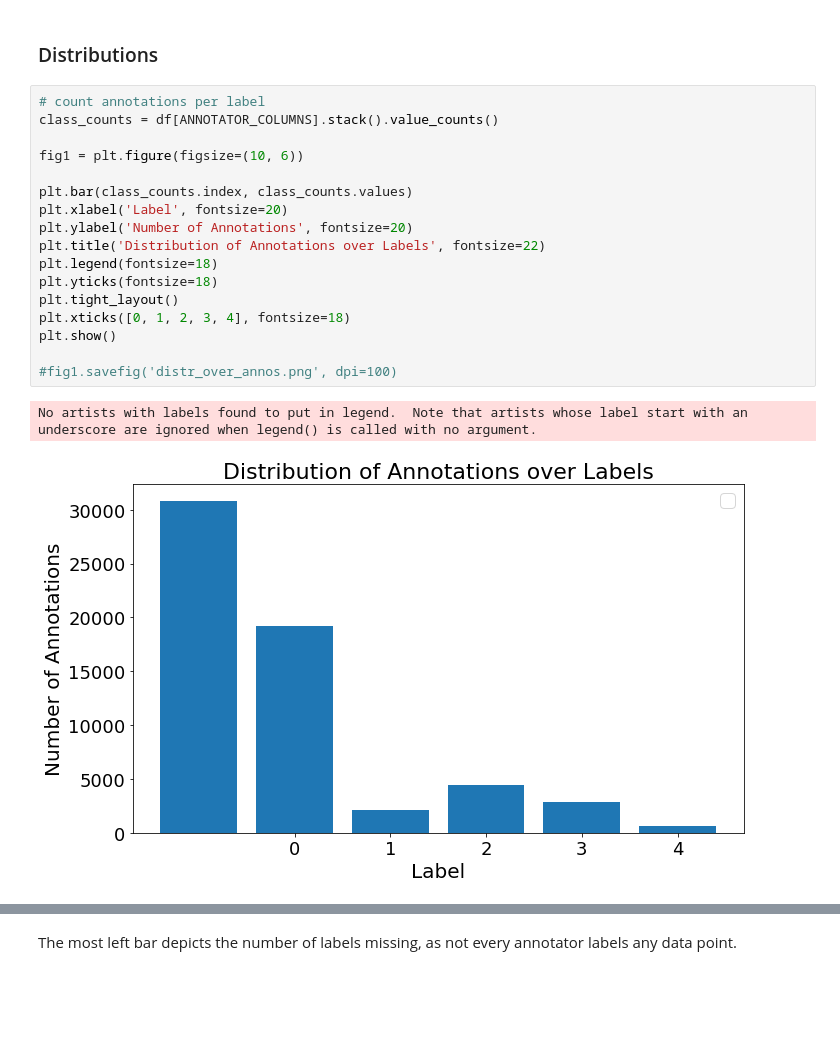
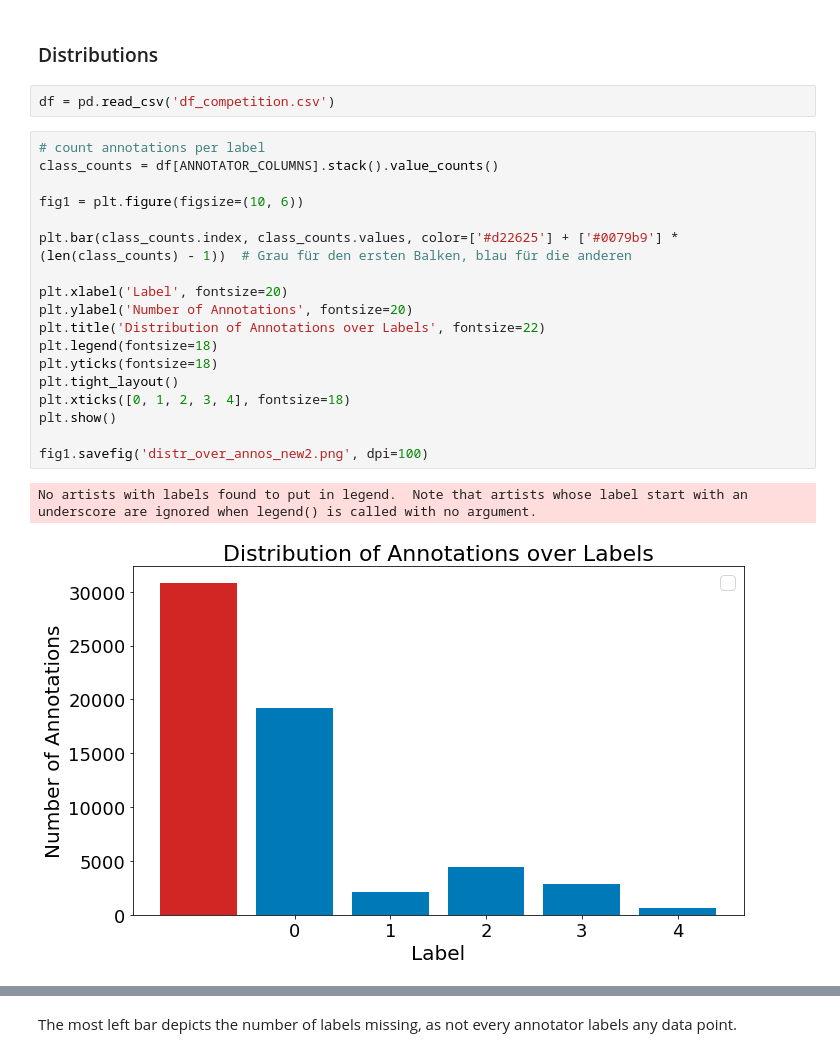
Before and after one commit to piadonabauer/GermEval2024, a Jupyter notebook: data_processing/data_exploration.ipynb, the cells around one changed output, grey strips where cells are left out. Drawn from its saved outputs; the diff is of its cells as text; blank space fills up the shorter version.

```diff
--- a/data_processing/data_exploration.ipynb
+++ b/data_processing/data_exploration.ipynb
@@ -265,23 +266,26 @@ Avg word length: 32.865621873957984
 df = df.drop('length', axis=1)
 # %% [markdown]
 ### Distributions
+# %%
+df = pd.read_csv('df_competition.csv')
 # %%
 # count annotations per label
 class_counts = df[ANNOTATOR_COLUMNS].stack().value_counts()
 
 fig1 = plt.figure(figsize=(10, 6))
 
-plt.bar(class_counts.index, class_counts.values)
+plt.bar(class_counts.index, class_counts.values, color=['#d22625'] + ['#0079b9'] * (len(class_counts) - 1))  # Grau für den ersten Balken, blau für die anderen
+
 plt.xlabel('Label', fontsize=20)
 plt.ylabel('Number of Annotations', fontsize=20)
 plt.title('Distribution of Annotations over Labels', fontsize=22)
 plt.legend(fontsize=18)
 plt.yticks(fontsize=18)
 plt.tight_layout()
 plt.xticks([0, 1, 2, 3, 4], fontsize=18)
 plt.show()
 
-#fig1.savefig('distr_over_annos.png', dpi=100)
+fig1.savefig('distr_over_annos_new2.png', dpi=100)
 # %% [output]
 No artists with labels found to put in legend.  Note that artists whose label start with an underscore are ignored when legend() is called with no argument.
-[figure, old version]
+[figure, new version]
```
Also changed, not shown: parts of 7 cells of this notebook.
